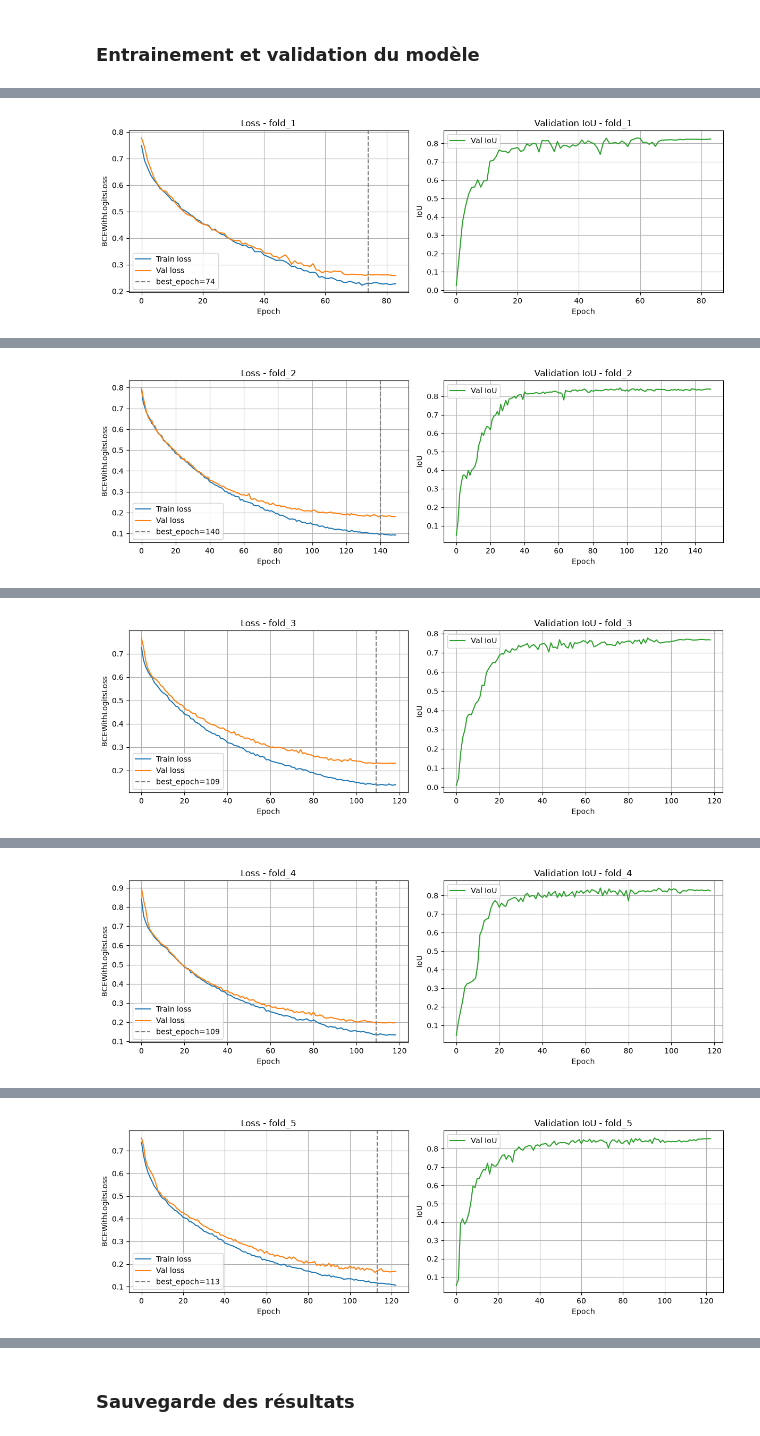
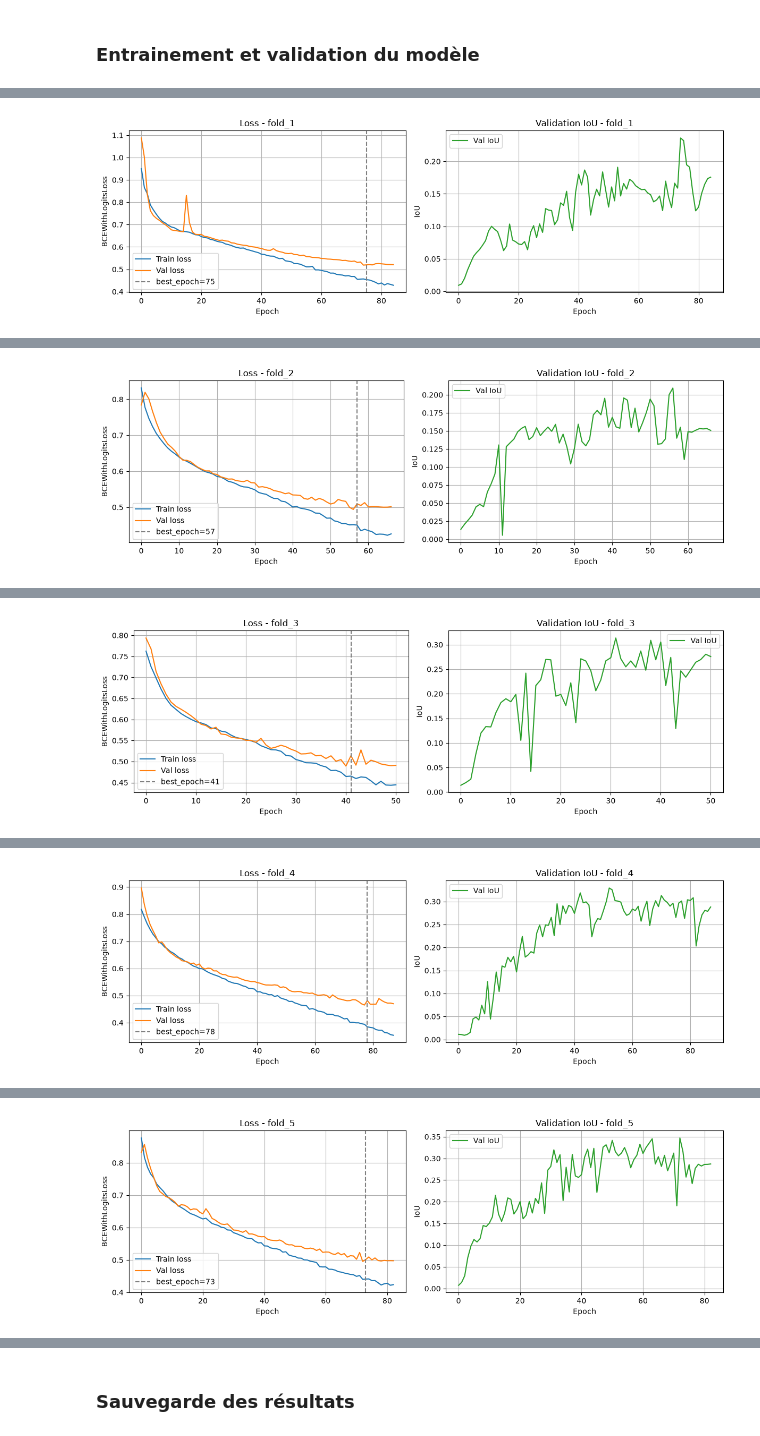
Before and after one commit to loranedp/Stage-GonAIde-2026, a Jupyter notebook: Debut/U-NET/eval_unet.ipynb, the cells around one changed output, grey strips where cells are left out. Cells and saved outputs as stored; diff of their text form; code cells hidden in the pictures.

Commit message:
Inclusion des oeufs et visualisation de l'ech de validation

```diff
--- a/Debut/U-NET/eval_unet.ipynb
+++ b/Debut/U-NET/eval_unet.ipynb
@@ -51,10 +57,12 @@ torch.backends.cudnn.benchmark = False
 ### Importation et traitement des données
 # %%
 # -------- 1. Importation des données --------
-all_images_dir = "../data/COCO/images"  # Images
-annotations_json = "../data/COCO/annotations.json" # Fichier JSON COCO
-
-#annotations_json = "../data/COCO/annotations_2_classes.json" # Cas avec 2 classes
+DATASET_CONFIG = {
+    "classique": {"images": "../data/COCO/images", "annotations": "../data/COCO/annotations.json"},
+    "oeufs": {"images": "../data/COCO/oeufs", "annotations": "../data/COCO/annotations.oeufs.json"},
+}
+all_images_dir = DATASET_CONFIG[DATASET_NAME]["images"]
+annotations_json = DATASET_CONFIG[DATASET_NAME]["annotations"]
 
 # Importation du Data Frame avec les metadata
 df = pd.read_excel("../utils/correspondance_echo_final.xlsx", dtype={"annee" : str, "image_id": str, "new_name_file": str})
@@ -63,7 +71,8 @@ df = pd.read_excel("../utils/correspondance_echo_final.xlsx", dtype={"annee" : s
 # ignore_category_id : id COCO de la catégorie "Gonade_ignore" si elle existe dans l'export (None sinon).
 all_samples, categories, num_classes, class_ids, ignore_category_id = dataset_to_dict(df, annotations_json, all_images_dir)
 
-# Canal du masque sur lequel appliquer la zone "ignore" (uniquement la classe Gonade)
-gonade_cat_id = next(cid for cid, name in categories.items() if name == "Gonade")
-gonade_channel_idx = class_ids.index(gonade_cat_id)
+# La zone ignore ne concerne que le canal Gonade lorsqu'il existe.
+gonade_channel_idx = class_ids.index(next((cid for cid, name in categories.items() if name == "Gonade"), class_ids[0])) if ignore_category_id is not None else None
+class_names = [categories[cid] for cid in class_ids]
+print(f"Dataset={DATASET_NAME}, classes={class_names}")
 # %% [output]
@@ -75,6 +84,8 @@ Catégorie ignore détectée : 'ignore' (id=4)
 IMAGE_SIZE = (512, 512)
 
 cv_samples, test_samples, cv_categories, test_categories, groups_train, groups_test, cv_dataset, test_dataset = split_dataset(all_samples, all_images_dir, df, IMAGE_SIZE, num_classes,
-                                                                                                                              class_ids, dim="2")
+                                                                                                                              class_ids, dim="2",
+                                                                                                                              ignore_category_id=ignore_category_id,
+                                                                                                                              ignore_target_class_idx=gonade_channel_idx)
 print(f"Shape des images: {test_dataset[0]['image'].shape}")
 # %% [output]
@@ -89,7 +100,7 @@ device = torch.device("cuda" if torch.cuda.is_available() else "cpu")
 print(f"Utilisation de l'appareil: {device}")
 
 # ---- Hyperparamètres ----
-epochs = 200
+epochs = 150
 nb_channels = 3
 learning_rate = 1e-4
 
@@ -101,10 +112,21 @@ loss_fn = BCE_DiceLoss_ignore(bce_weight=0.5, dice_weight=0.5, ignore_index=-100
 # ---- Early stopping config ----
 early_stopping_patience = 10  # nombre d'epochs sans amélioration avant arrêt
 early_stopping_min_delta = 1e-3  # amélioration minimale considérée comme significative
+lr_patience = 4
 
 # ---- Cross validation k-folds ----
 k_folds = 5
-kf = StratifiedGroupKFold(n_splits=k_folds, shuffle=True, random_state=42)
+if DATASET_NAME == "oeufs":
+    # Les œufs n'ont pas de catégories d'échographie : on groupe uniquement par poisson.
+    kf = GroupKFold(n_splits=k_folds)
+else:
+    # Pour les gonades, on groupe par catégories et par poisson
+    kf = StratifiedGroupKFold(n_splits=k_folds, shuffle=True, random_state=42)
+
+def get_cv_splits():
+    if DATASET_NAME == "oeufs":
+        return kf.split(X, groups=groups_train)
+    return kf.split(X, cv_categories, groups_train)
 X = np.array(cv_samples, dtype=object) # Les images
 
 # Initialisation
@@ -117,7 +139,7 @@ Utilisation de l'appareil: cuda
 ### Images selectionnées par batch
 # %%
 # ------------------ ENTRAINEMENT + VALIDATION ------------------
-for fold, (train_idx, val_idx) in enumerate(kf.split(X, cv_categories, groups_train)):
+for fold, (train_idx, val_idx) in enumerate(get_cv_splits()):
     print(f"--- DEBUT DU FOLD {fold + 1}/{k_folds} ---")
     val_names = [x["image_info"]["file_name"] for x in cv_samples[val_idx]]
     print(val_names)
@@ -409,7 +422,7 @@ for i, (fold_name, history) in enumerate(fold_histories.items()):
     fig, axs = plt.subplots(1, 2, figsize=(12, 4))
 
     # Récupération de la meilleure époque pour le fold courant (si disponible)
-    current_best_epoch = idx_best_epochs[i] if 'best_epochs' in locals() and i < len(best_epochs) else 0
+    current_best_epoch = history['best_epochs'][0] if 'best_epochs' in history and history['best_epochs'] else 0
 
     # 1. Loss plot (train vs val)
     axs[0].plot(history['train_loss'], label='Train loss')
@@ -441,5 +454,5 @@ for i, (fold_name, history) in enumerate(fold_histories.items()):
     print('Val IoU per epoch:   ', history[iou_key])
     print('=' * 50 + '\n')
 # %% [output]
-[figure, old version]
+[figure, new version]
 === FOLD_1 ===
@@ -449,3 +462,3 @@ Val IoU per epoch:    [0.026982862502336502, 0.19602665305137634, 0.367622017860
 ==================================================
-[figure, old version]
+[figure, new version]
 === FOLD_2 ===
@@ -455,3 +468,3 @@ Val IoU per epoch:    [0.048555899411439896, 0.12404277175664902, 0.272243291139
 ==================================================
-[figure, old version]
+[figure, new version]
 === FOLD_3 ===
@@ -461,3 +474,3 @@ Val IoU per epoch:    [0.010318003594875336, 0.04656148701906204, 0.177172899246
 ==================================================
-[figure, old version]
+[figure, new version]
 === FOLD_4 ===
@@ -467,3 +480,3 @@ Val IoU per epoch:    [0.04641950502991676, 0.1195773109793663, 0.17824852466583
 ==================================================
-[figure, old version]
+[figure, new version]
 === FOLD_5 ===
```
Also changed, not shown: parts of 14 cells of this notebook.
